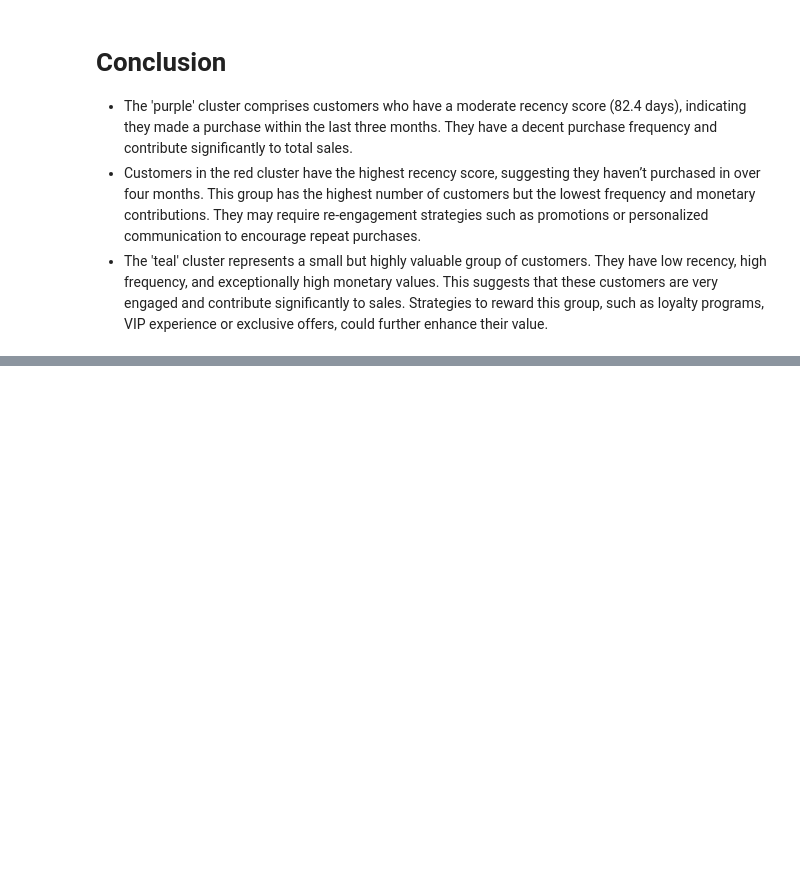
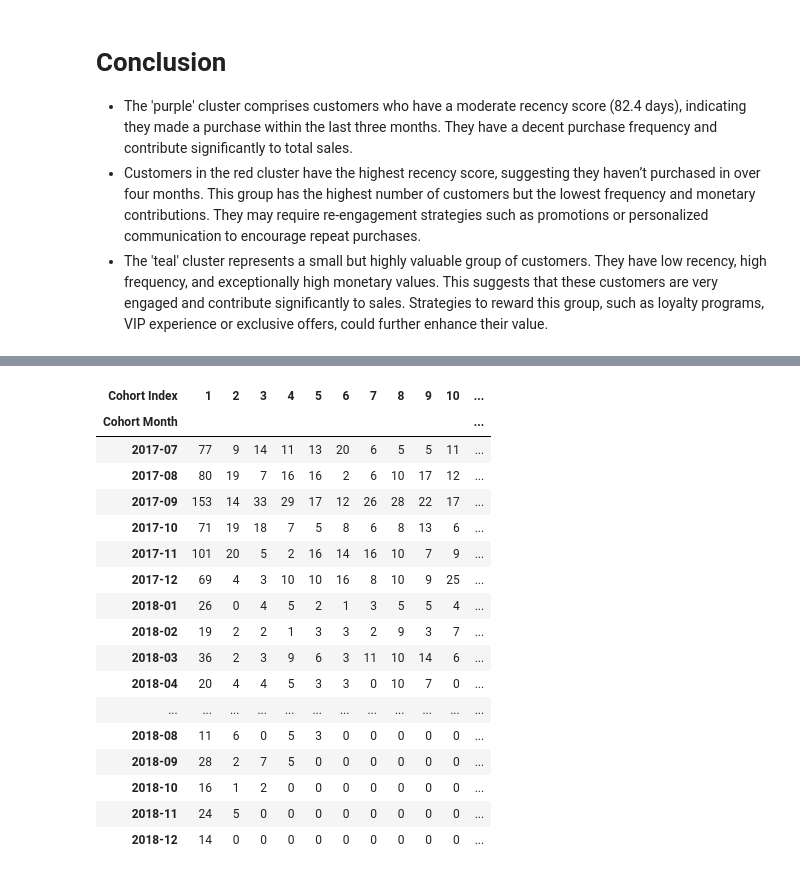
Before and after one commit to waseemshammout/amazon_customer_segmentation, a Jupyter notebook: notebook.ipynb, the cells around one changed output, grey strips where cells are left out. Saved outputs shown, nothing was run; the diff lists cells and outputs as text; code cells hidden in the pictures; blank space fills up the shorter version.

```diff
--- a/notebook.ipynb
+++ b/notebook.ipynb
@@ -160,0 +166,6 @@ plt.show()
+# %%
+# Adding Order Month column to the DataFrame
+def trunc_date(pdate):
+    return datetime(pdate.year, pdate.month, 1)
+
+orders_last_18_months['Order Month'] = orders_last_18_months['Order Date'].apply(trunc_date)
@@ -160,0 +183,23 @@ plt.show()
+# %%
+# Preparing cohort matrix
+cohort_view = pd.crosstab(orders_last_18_months['Cohort Month'], orders_last_18_months['Cohort Index'])
+cohort_view
+# %% [output]
+| Cohort Index | 1 | 2 | 3 | 4 | 5 | 6 | 7 | 8 | 9 | 10 | ... |
+| Cohort Month |  |  |  |  |  |  |  |  |  |  | ... |
+| 2017-07 | 77 | 9 | 14 | 11 | 13 | 20 | 6 | 5 | 5 | 11 | ... |
+| 2017-08 | 80 | 19 | 7 | 16 | 16 | 2 | 6 | 10 | 17 | 12 | ... |
+| 2017-09 | 153 | 14 | 33 | 29 | 17 | 12 | 26 | 28 | 22 | 17 | ... |
+| 2017-10 | 71 | 19 | 18 | 7 | 5 | 8 | 6 | 8 | 13 | 6 | ... |
+| 2017-11 | 101 | 20 | 5 | 2 | 16 | 14 | 16 | 10 | 7 | 9 | ... |
+| 2017-12 | 69 | 4 | 3 | 10 | 10 | 16 | 8 | 10 | 9 | 25 | ... |
+| 2018-01 | 26 | 0 | 4 | 5 | 2 | 1 | 3 | 5 | 5 | 4 | ... |
+| 2018-02 | 19 | 2 | 2 | 1 | 3 | 3 | 2 | 9 | 3 | 7 | ... |
+| 2018-03 | 36 | 2 | 3 | 9 | 6 | 3 | 11 | 10 | 14 | 6 | ... |
+| 2018-04 | 20 | 4 | 4 | 5 | 3 | 3 | 0 | 10 | 7 | 0 | ... |
+| ... | ... | ... | ... | ... | ... | ... | ... | ... | ... | ... | ... |
+| 2018-08 | 11 | 6 | 0 | 5 | 3 | 0 | 0 | 0 | 0 | 0 | ... |
+| 2018-09 | 28 | 2 | 7 | 5 | 0 | 0 | 0 | 0 | 0 | 0 | ... |
+| 2018-10 | 16 | 1 | 2 | 0 | 0 | 0 | 0 | 0 | 0 | 0 | ... |
+| 2018-11 | 24 | 5 | 0 | 0 | 0 | 0 | 0 | 0 | 0 | 0 | ... |
+| 2018-12 | 14 | 0 | 0 | 0 | 0 | 0 | 0 | 0 | 0 | 0 | ... |
```
Also changed, not shown: parts of 7 cells of this notebook.
